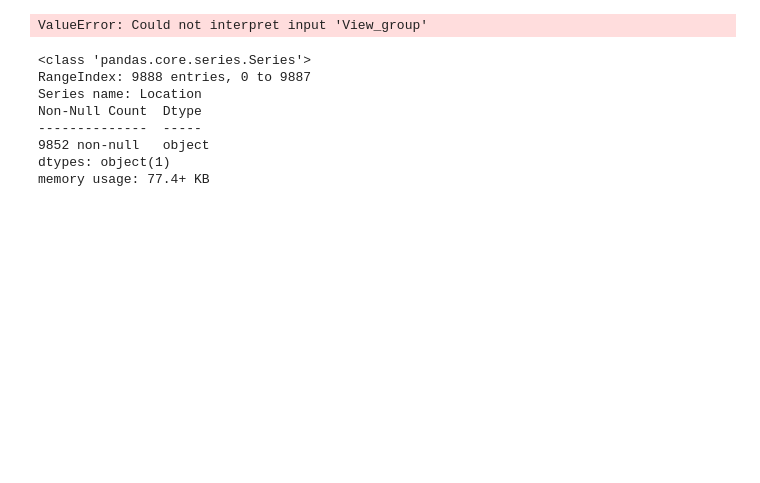
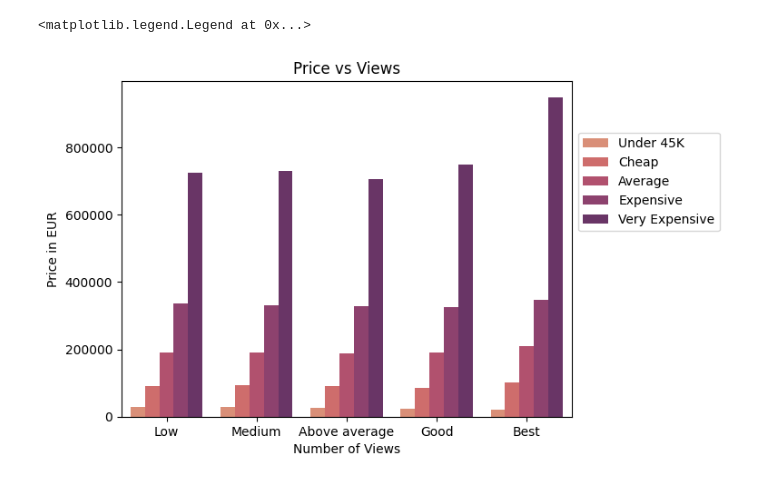
Before and after one commit to Estorko/Data-Analysis-Certification-Case-study-, a Jupyter notebook: DataCampCerf/DataCampCertf.ipynb, the cells around one changed output. Drawn from its saved outputs; the diff is of its cells as text; code cells hidden in the pictures; blank space fills up the shorter version.

```diff
--- a/DataCampCerf/DataCampCertf.ipynb
+++ b/DataCampCerf/DataCampCertf.ipynb
@@ -80,9 +67,15 @@ df.insert(19,'Age Group',age_category)
 # %%
 # Categorizing Views
 # df['Number of views last 7 days'].describe()
-# views_category=pd.cut(df['Number of views last 7 days'],bins=[0,71,111,176,1301,3263],
-# labels=['Low','Medium','Above than average','Good','Best'])
-# df.insert(21,'View_group',views_category)
-# Location
-df['Location']=df['Location'].str.replace('\d+','')
-# df['Location']=df['Location'].str.replace(' Â', '').all()
+views_category=pd.cut(df['Number of views last 7 days'],bins=[0,71,111,176,1301,3263],
+labels=['Low','Medium','Above average','Good','Best'])
+df.insert(21,'View_group',views_category)
+# %%
+# Location
+df['Location']=df['Location'].str.replace('\d+','') # remove digits
+# df['Location']=df['Location'].str.replace('Ã','')  # remove Ã / Â
+# df['Location'].str.contains('Ã').sum()
+df=df.replace('Ã',np.nan,regex=True)
+df=df.replace('Â',np.nan,regex=True)
+# Remove 'Ã' from Manufacturer
+# df['Manufacturer']=df['Manufacturer'].str.replace('Ã','') # remove Ã
@@ -89,19 +94,9 @@ df['Location']=df['Location'].str.replace('\d+','')
 # %%
 # Analyzing the Market / Data
 # 1.) Price vs Number of Views
-sns.barplot(x='View_group',y='Price_EUR',data=df,ci=False,hue='Location')
-# df['Location'].
-# df.sample(20)
+fig=sns.barplot(x='View_group',y='Price_EUR',data=df,ci=False,palette='flare',hue='EUR Price Group')
+fig.set(xlabel='Number of Views',ylabel='Price in EUR',title='Price vs Views')
+fig.legend(loc='center left',bbox_to_anchor=(1, 0.7))
 # %% [output]
-ValueError: Could not interpret input 'View_group'
+<matplotlib.legend.Legend at 0x...>
+[figure, added]
-# %%
-df['Location'].info()
-# %% [output]
-<class 'pandas.core.series.Series'>
-RangeIndex: 9888 entries, 0 to 9887
-Series name: Location
-Non-Null Count  Dtype
---------------  -----
-9852 non-null   object
-dtypes: object(1)
-memory usage: 77.4+ KB
```
Also changed, not shown: parts of 4 cells of this notebook.
